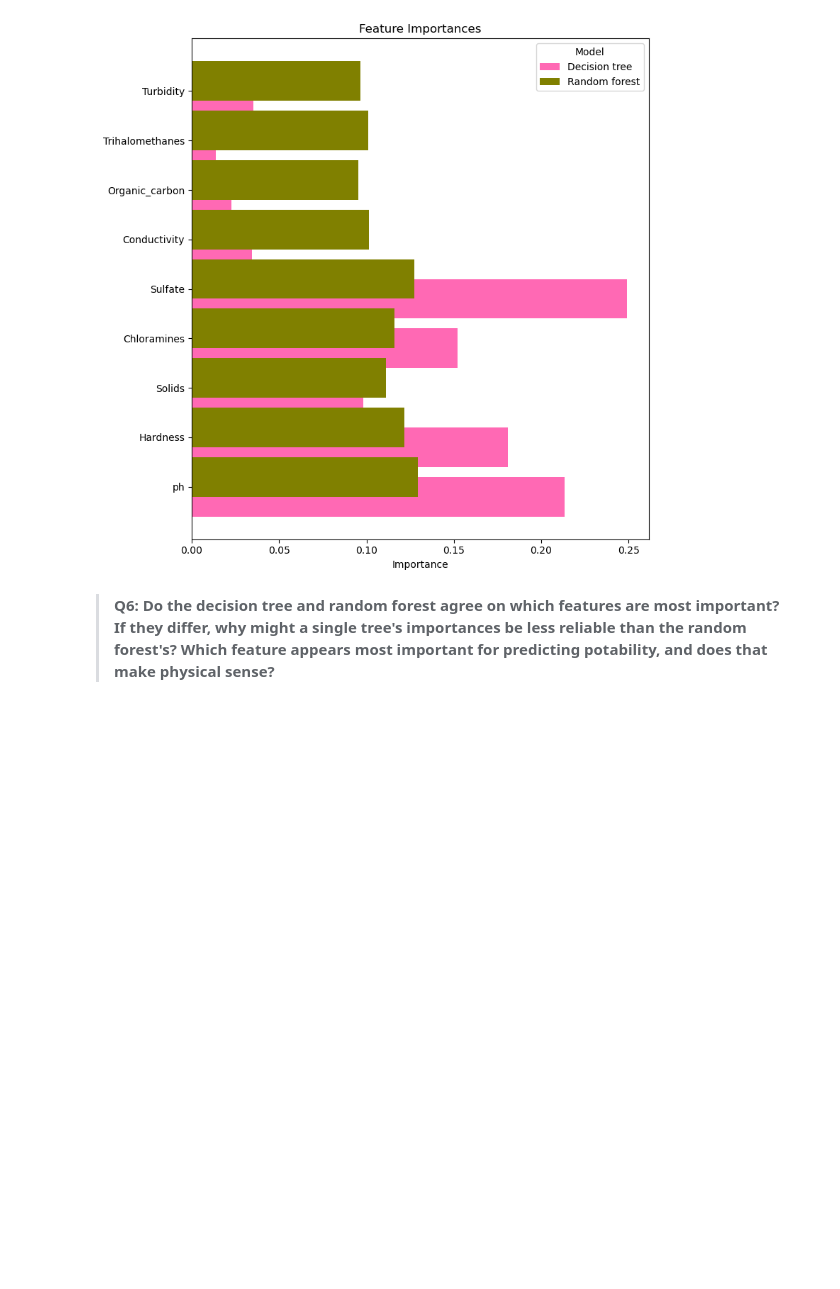
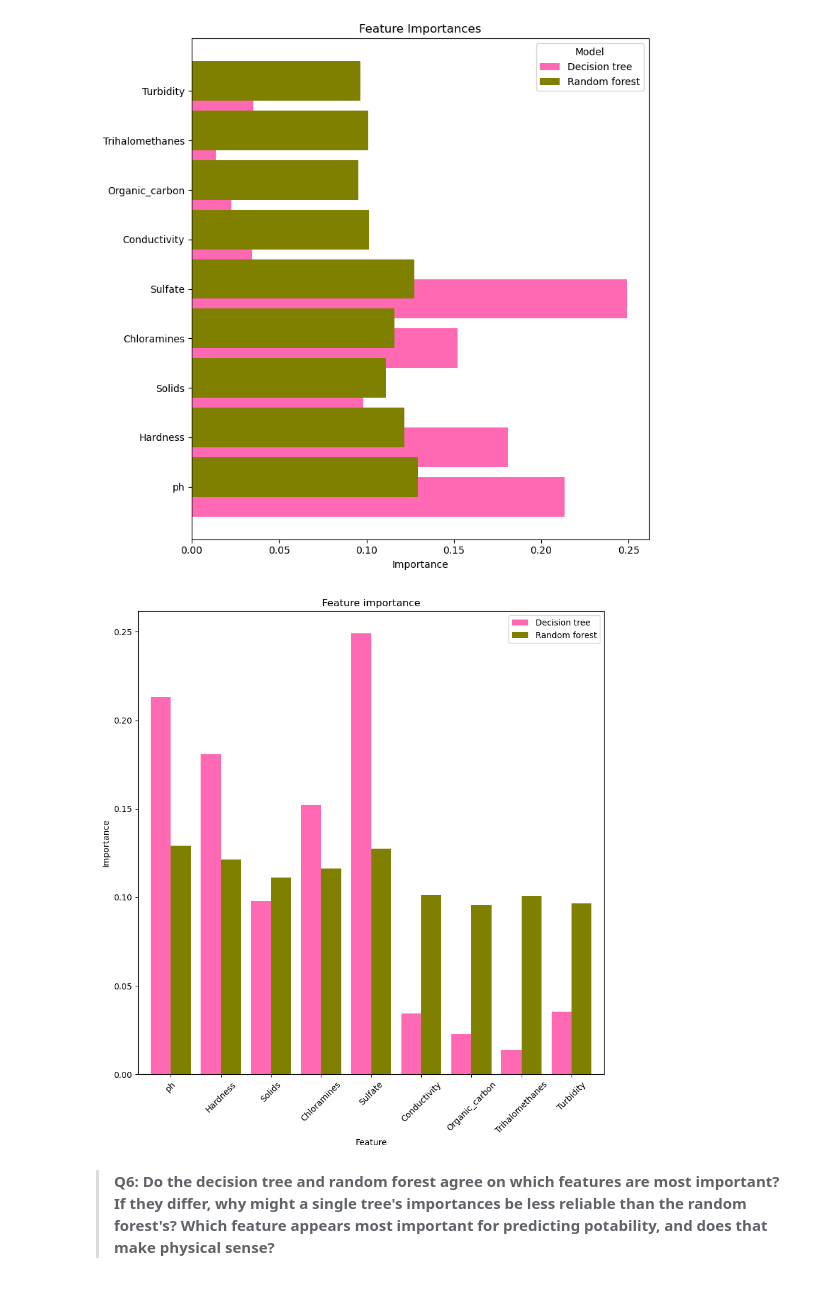
Before and after one commit to sofiiir/edds232-assignment-3, a Jupyter notebook: task2/hw3-task2.ipynb, the cells around one changed output. Saved outputs shown, nothing was run; the diff lists cells and outputs as text; code cells hidden in the pictures; blank space fills up the shorter version.

```diff
--- a/task2/hw3-task2.ipynb
+++ b/task2/hw3-task2.ipynb
@@ -372,6 +372,32 @@ plt.tight_layout()
 plt.show()
 # %% [output]
 [figure]
+# %%
+feature_imp = pd.DataFrame({'Feature' : features,
+              'Decision tree' : dt_opt.feature_importances_,
+              'Random forest' : rf.feature_importances_})
+
+
+fig, ax = plt.subplots(figsize=(10, 10))
+ax = ax
+
+
+ax = feature_imp.plot(x = 'Feature',
+                        y = ['Decision tree', 'Random forest'],
+                        color = ['hotpink', 'olive'],
+                        kind = 'bar',
+                        width=0.8,
+                        ax = ax)
+
+ax.axhline(0, color='black', linewidth=0.8, linestyle='--')
+ax.set_xticklabels(feature_imp['Feature'], rotation=45)
+
+plt.title('Feature importance')
+
+plt.ylabel('Importance')
+plt.show()
+# %% [output]
+[figure, added]
 # %% [markdown]
 > **Q6: Do the decision tree and random forest agree on which features are most important? If they differ, why might a single tree's importances be less reliable than the random forest's? Which feature appears most important for predicting potability, and does that make physical sense?**
 # %% [markdown]
```
Also changed, not shown: parts of 3 cells of this notebook.
